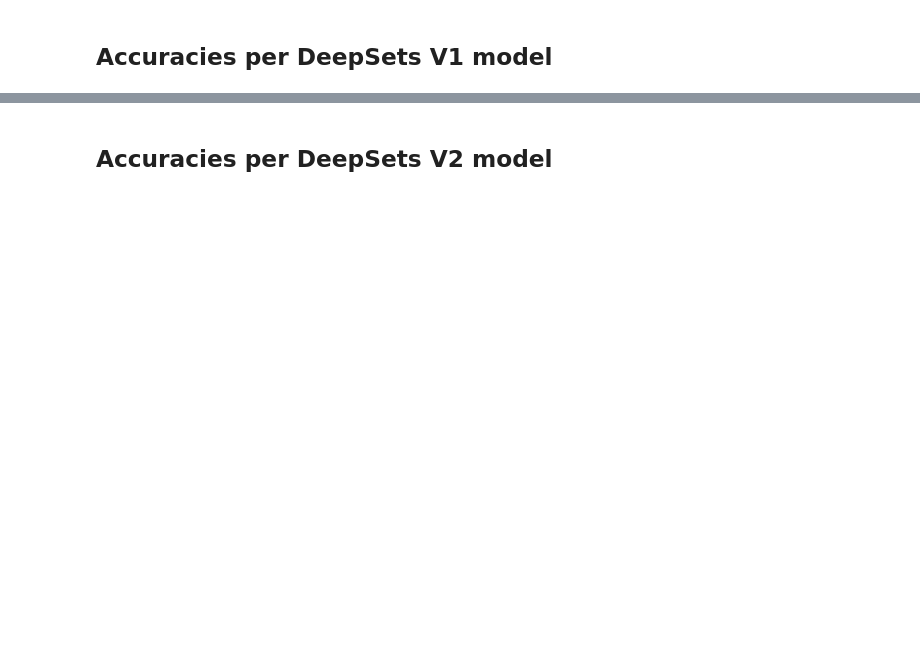
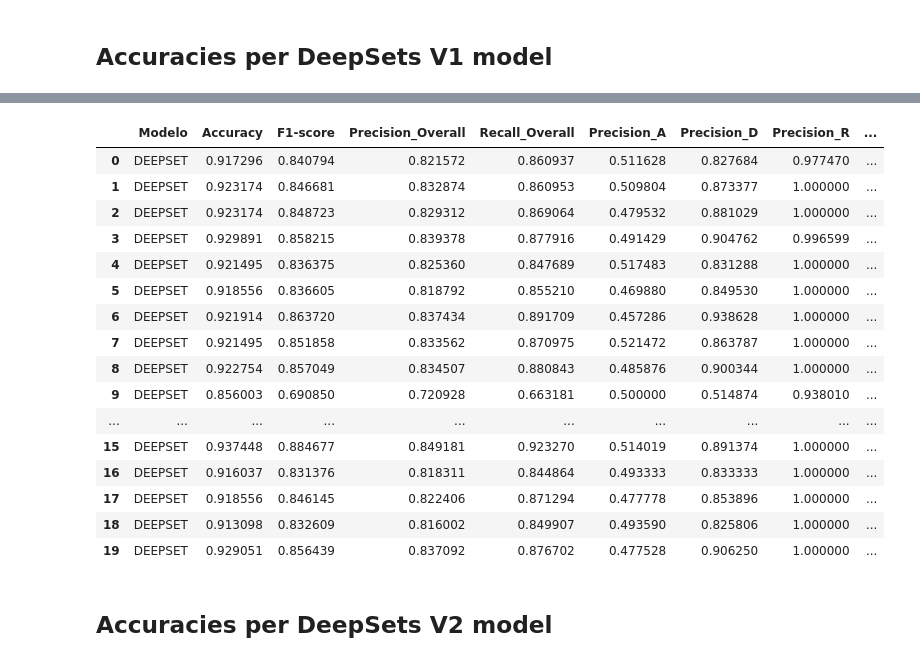
Before and after one commit to FranciscoMorenoB/TFG-XAI-CONCURRENCIA, a Jupyter notebook: Notebooks-Modificados/1st filter - 25% subset.ipynb, the cells around one changed output, grey strips where cells are left out. Saved outputs shown, nothing was run; the diff lists cells and outputs as text; code cells hidden in the pictures; blank space fills up the shorter version.

```diff
--- a/Notebooks-Modificados/1st filter - 25% subset.ipynb
+++ b/Notebooks-Modificados/1st filter - 25% subset.ipynb
@@ -566,6 +599,24 @@ get_stats_per_model(deepset_accuracies, ['DeepSet(like in paper) #' + str(i) for
 | Sample count | 2382 | 577 | 571 | 648 | 586 |
 # %%
-get_stats_per_model_multiclass(deepset_accuracies, deepset_precisions, deepset_recalls, deepset_f1s, "DEEPSET")
+get_stats_per_model_multiclass(deepset_accuracies, deepset_precisions, deepset_recalls, deepset_f1Scores, "DEEPSET")
+# %% [output]
+|  | Modelo | Accuracy | F1-score | Precision_Overall | Recall_Overall | Precision_A | Precision_D | Precision_R | ... |
+| 0 | DEEPSET | 0.917296 | 0.840794 | 0.821572 | 0.860937 | 0.511628 | 0.827684 | 0.977470 | ... |
+| 1 | DEEPSET | 0.923174 | 0.846681 | 0.832874 | 0.860953 | 0.509804 | 0.873377 | 1.000000 | ... |
+| 2 | DEEPSET | 0.923174 | 0.848723 | 0.829312 | 0.869064 | 0.479532 | 0.881029 | 1.000000 | ... |
+| 3 | DEEPSET | 0.929891 | 0.858215 | 0.839378 | 0.877916 | 0.491429 | 0.904762 | 0.996599 | ... |
+| 4 | DEEPSET | 0.921495 | 0.836375 | 0.825360 | 0.847689 | 0.517483 | 0.831288 | 1.000000 | ... |
+| 5 | DEEPSET | 0.918556 | 0.836605 | 0.818792 | 0.855210 | 0.469880 | 0.849530 | 1.000000 | ... |
+| 6 | DEEPSET | 0.921914 | 0.863720 | 0.837434 | 0.891709 | 0.457286 | 0.938628 | 1.000000 | ... |
+| 7 | DEEPSET | 0.921495 | 0.851858 | 0.833562 | 0.870975 | 0.521472 | 0.863787 | 1.000000 | ... |
+| 8 | DEEPSET | 0.922754 | 0.857049 | 0.834507 | 0.880843 | 0.485876 | 0.900344 | 1.000000 | ... |
+| 9 | DEEPSET | 0.856003 | 0.690850 | 0.720928 | 0.663181 | 0.500000 | 0.514874 | 0.938010 | ... |
+| ... | ... | ... | ... | ... | ... | ... | ... | ... | ... |
+| 15 | DEEPSET | 0.937448 | 0.884677 | 0.849181 | 0.923270 | 0.514019 | 0.891374 | 1.000000 | ... |
+| 16 | DEEPSET | 0.916037 | 0.831376 | 0.818311 | 0.844864 | 0.493333 | 0.833333 | 1.000000 | ... |
+| 17 | DEEPSET | 0.918556 | 0.846145 | 0.822406 | 0.871294 | 0.477778 | 0.853896 | 1.000000 | ... |
+| 18 | DEEPSET | 0.913098 | 0.832609 | 0.816002 | 0.849907 | 0.493590 | 0.825806 | 1.000000 | ... |
+| 19 | DEEPSET | 0.929051 | 0.856439 | 0.837092 | 0.876702 | 0.477528 | 0.906250 | 1.000000 | ... |
 # %% [markdown]
 ## Accuracies per DeepSets V2 model
 # %%
```
Also changed, not shown: parts of 31 cells of this notebook, 20 other files.
